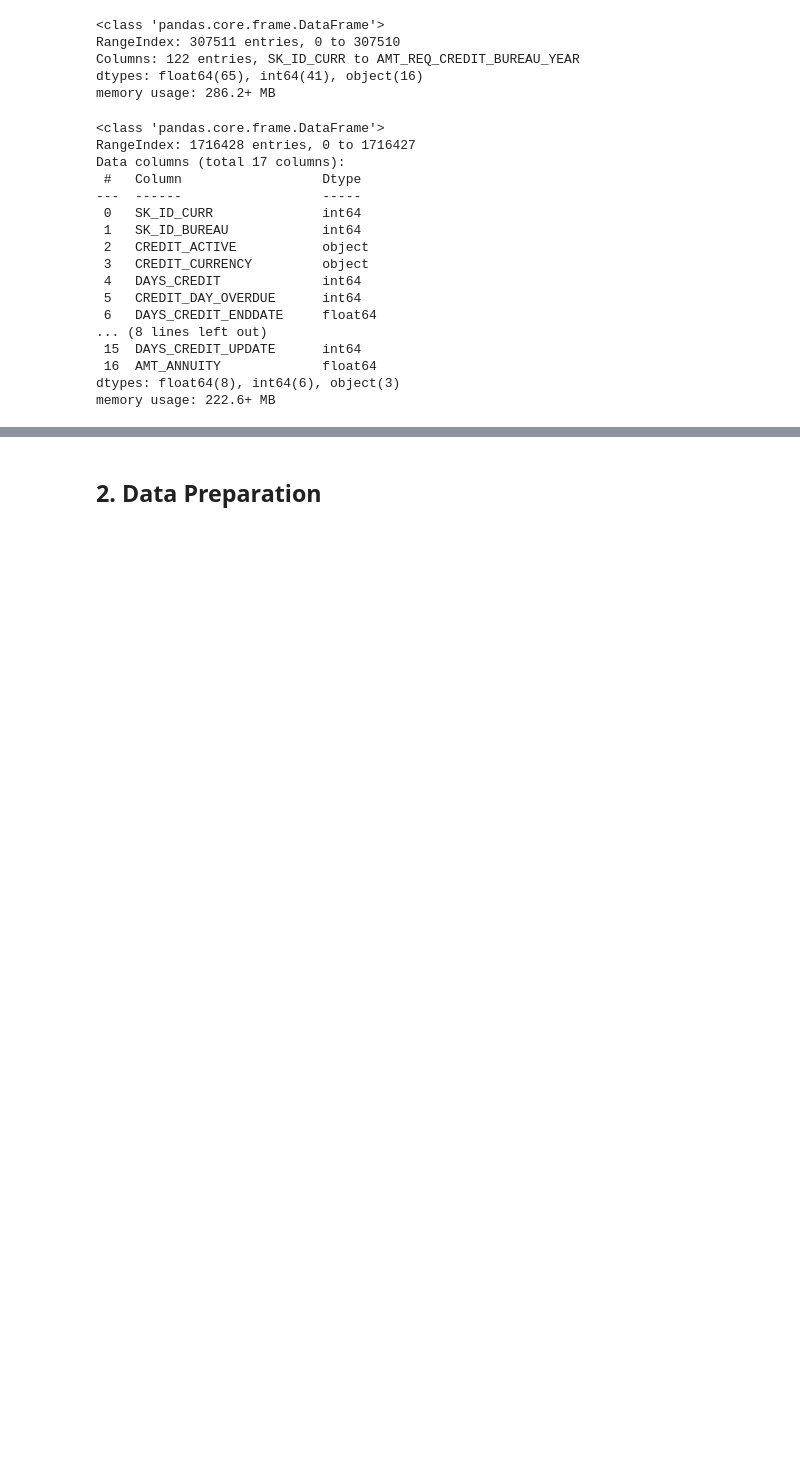
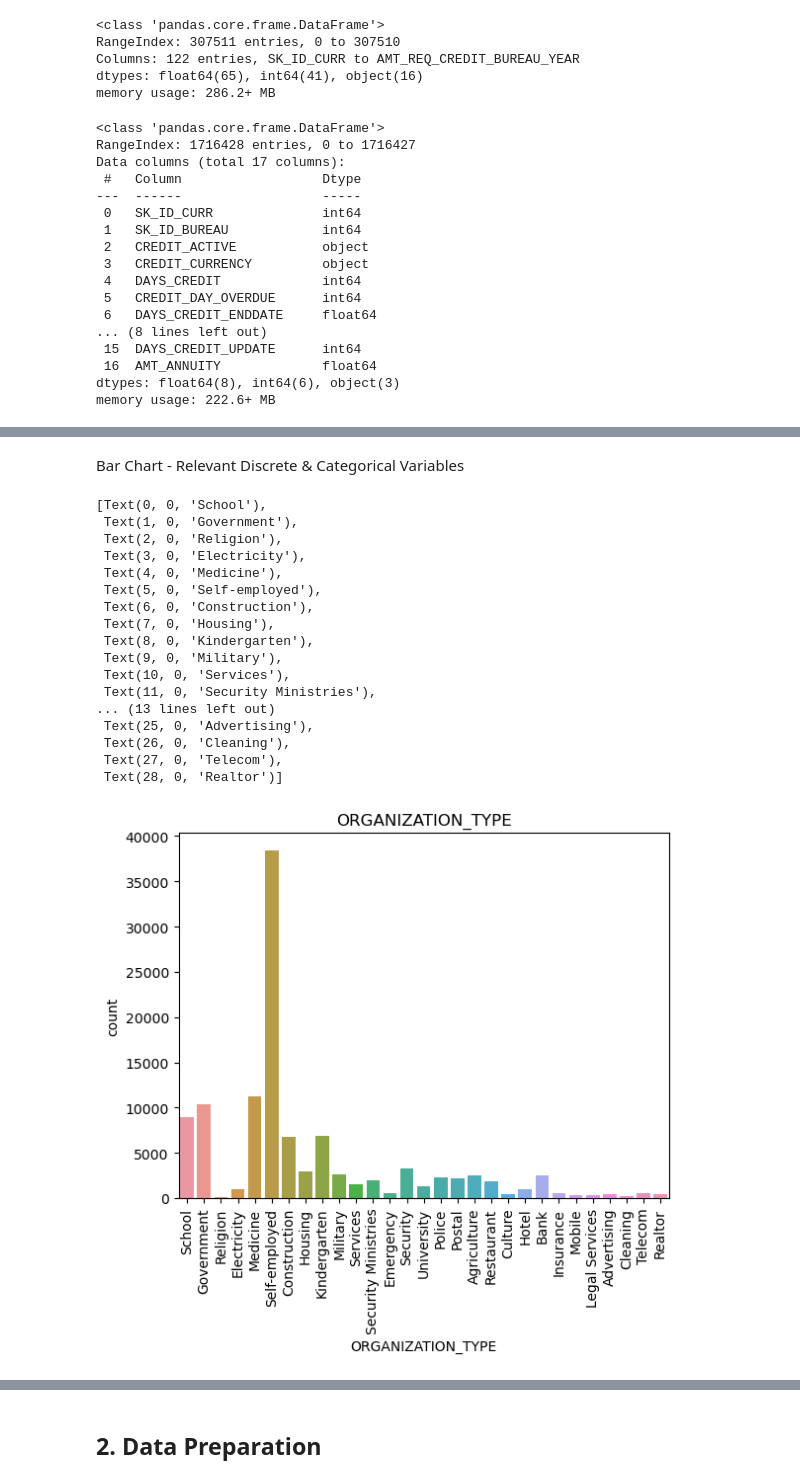
Before and after one commit to jacky-teo/is453_fin_analytics, a Jupyter notebook: group_4.ipynb, the cells around one changed output, grey strips where cells are left out. Saved outputs shown, nothing was run; the diff lists cells and outputs as text; code cells hidden in the pictures; blank space fills up the shorter version.

```diff
--- a/group_4.ipynb
+++ b/group_4.ipynb
@@ -57,0 +85,25 @@ memory usage: 222.6+ MB
+# %% [markdown]
+Bar Chart - Relevant Discrete & Categorical Variables
+# %%
+ax = sns.countplot(x= app_data['ORGANIZATION_TYPE'])
+plt.title('ORGANIZATION_TYPE')
+ax.set_xticklabels(ax.get_xticklabels(), rotation=90)
+# %% [output]
+[Text(0, 0, 'School'),
+ Text(1, 0, 'Government'),
+ Text(2, 0, 'Religion'),
+ Text(3, 0, 'Electricity'),
+ Text(4, 0, 'Medicine'),
+ Text(5, 0, 'Self-employed'),
+ Text(6, 0, 'Construction'),
+ Text(7, 0, 'Housing'),
+ Text(8, 0, 'Kindergarten'),
+ Text(9, 0, 'Military'),
+ Text(10, 0, 'Services'),
+ Text(11, 0, 'Security Ministries'),
+... (13 lines left out)
+ Text(25, 0, 'Advertising'),
+ Text(26, 0, 'Cleaning'),
+ Text(27, 0, 'Telecom'),
+ Text(28, 0, 'Realtor')]
+[figure, added]
```
Also changed, not shown: parts of 21 cells of this notebook.
